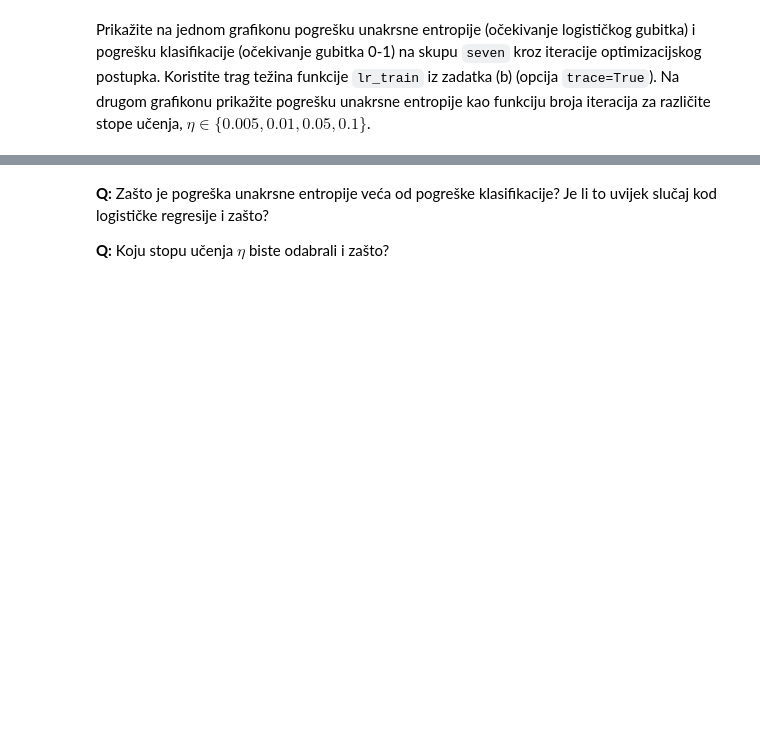
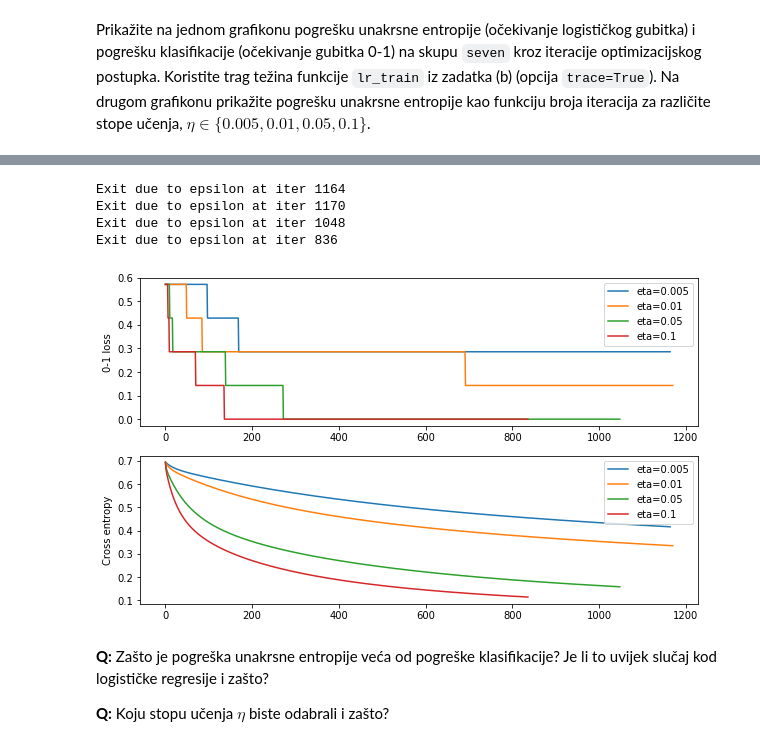
Before and after one commit to tkukurin/Lab.MachineLearning, a Jupyter notebook: lab02-2017.ipynb, the cells around one changed output, grey strips where cells are left out. Saved outputs shown, nothing was run; the diff lists cells and outputs as text; code cells hidden in the pictures; blank space fills up the shorter version.

```diff
--- a/lab02-2017.ipynb
+++ b/lab02-2017.ipynb
@@ -250,3 +274,30 @@ Prikažite na jednom grafikonu pogrešku unakrsne entropije (očekivanje logisti
+# %%
+zero_one_errs, cross_entropy_errs = [], []
+fig, axes = plt.subplots(nrows=2, ncols=1)
+
+for eta in (0.005, 0.01, 0.05, 0.1):
+  w, ws = lr_train(seven_X, seven_y, eta=eta, trace=True)
+  seven_X_bias = np.hstack([np.ones((seven_X.shape[0], 1)), seven_X])
+
+  zero_one_errs = [zero_one_err(seven_X_bias, seven_y, w) for w in ws]
+  cross_entropy_errs = [
+    cross_entropy_error(seven_X_bias, seven_y, w) for w in ws]
+
+  xs = list(range(len(ws)))
+  axes[0].plot(xs, zero_one_errs, label='eta={}'.format(eta))
+  axes[1].plot(xs, cross_entropy_errs, label='eta={}'.format(eta))
+
+axes[0].set_ylabel('0-1 loss')
+axes[0].legend()
+axes[1].set_ylabel('Cross entropy')
+axes[1].legend()
+plt.show()
+# %% [output]
+Exit due to epsilon at iter 1164
+Exit due to epsilon at iter 1170
+Exit due to epsilon at iter 1048
+Exit due to epsilon at iter 836
+[figure, added]
 # %% [markdown]
 
 **Q:** Zašto je pogreška unakrsne entropije veća od pogreške klasifikacije? Je li to uvijek slučaj kod logističke regresije i zašto?
```
Also changed, not shown: parts of 6 cells of this notebook.
